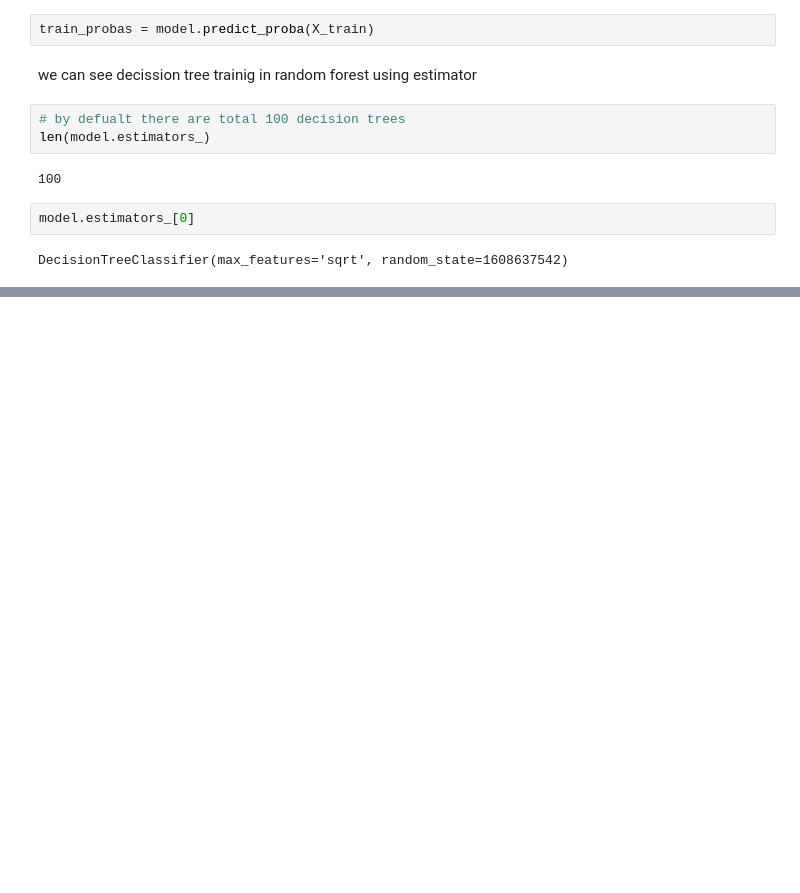
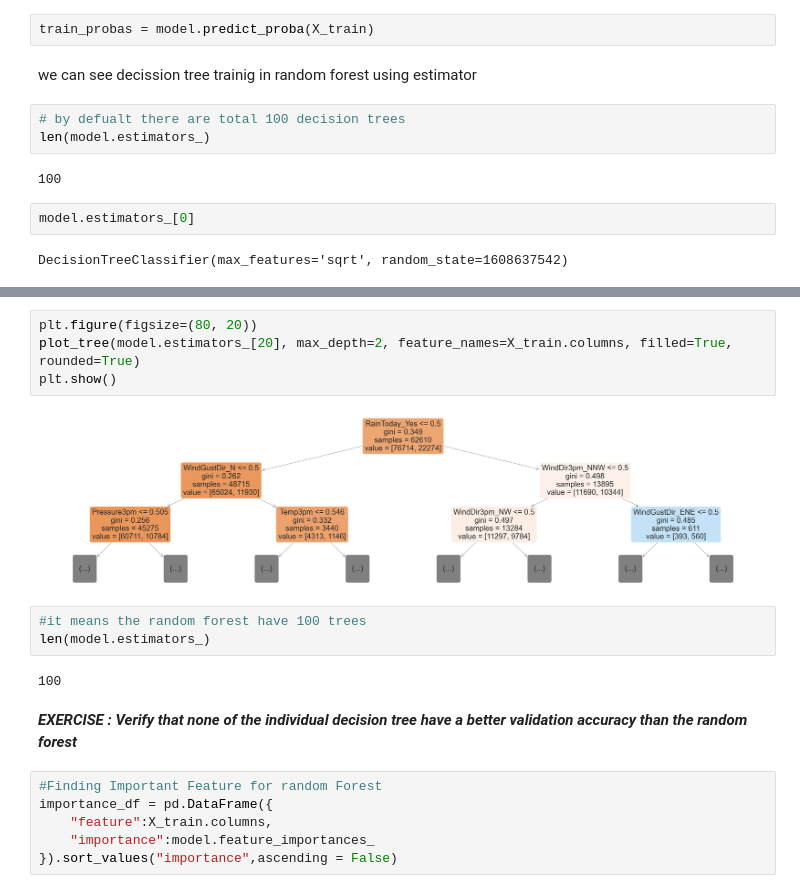
Before and after one commit to TahaDataAlchemy/Projects-Of-Data-Science, a Jupyter notebook: Random Forest/predicting Australian Weather Using RandomForest.ipynb, the cells around one changed output, grey strips where cells are left out. Drawn from its saved outputs; the diff is of its cells as text; blank space fills up the shorter version.

```diff
--- a/Random Forest/predicting Australian Weather Using RandomForest.ipynb
+++ b/Random Forest/predicting Australian Weather Using RandomForest.ipynb
@@ -275,0 +308,19 @@ DecisionTreeClassifier(max_features='sqrt', random_state=1608637542)
+# %%
+plt.figure(figsize=(80, 20))
+plot_tree(model.estimators_[20], max_depth=2, feature_names=X_train.columns, filled=True, rounded=True)
+plt.show()
+# %% [output]
+[figure, added]
+# %%
+#it means the random forest have 100 trees
+len(model.estimators_)
+# %% [output]
+100
+# %% [markdown]
+***EXERCISE : Verify that none of the individual decision tree have a better validation accuracy than the random forest***
+# %%
+#Finding Important Feature for random Forest
+importance_df = pd.DataFrame({
+    "feature":X_train.columns,
+    "importance":model.feature_importances_
+}).sort_values("importance",ascending = False)
```
Also changed, not shown: parts of 23 cells of this notebook.
